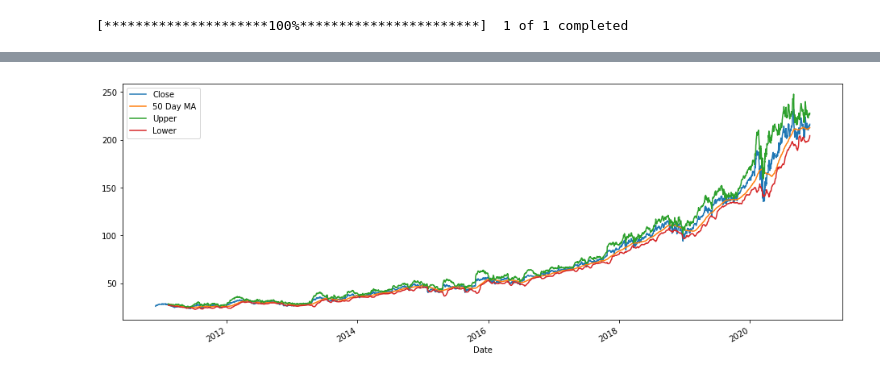
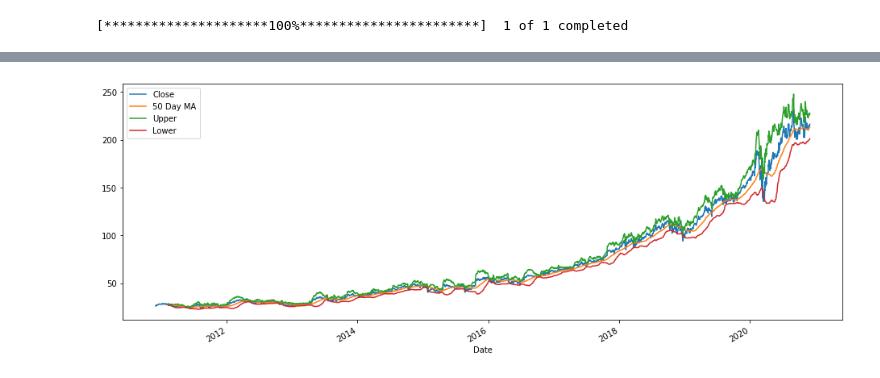
Before and after one commit to khao2393/machine-learning-project, a Jupyter notebook: Kevin.ipynb, the cells around one changed output, grey strips where cells are left out. Cells and saved outputs as stored; diff of their text form; code cells hidden in the pictures.

```diff
--- a/Kevin.ipynb
+++ b/Kevin.ipynb
@@ -33,7 +33,7 @@ df['Upper'] = df['Close'] + 2*(df['Close'].rolling(50).std())
 
 #Lower = 50 MA - 2*std(50 days)
 
-df['Lower'] = df['50 Day MA'] - 2*(df['Close'].rolling(20).std())
+df['Lower'] = df['50 Day MA'] - 2*(df['Close'].rolling(50).std())
 
 #Plot the Data
 
@@ -52,4 +52,4 @@ df.head()
-[figure, old version]
+[figure, new version]
 # %%
 # New Trading Signals
 
```
Also changed, not shown: parts of 7 cells of this notebook, 1 other file.
